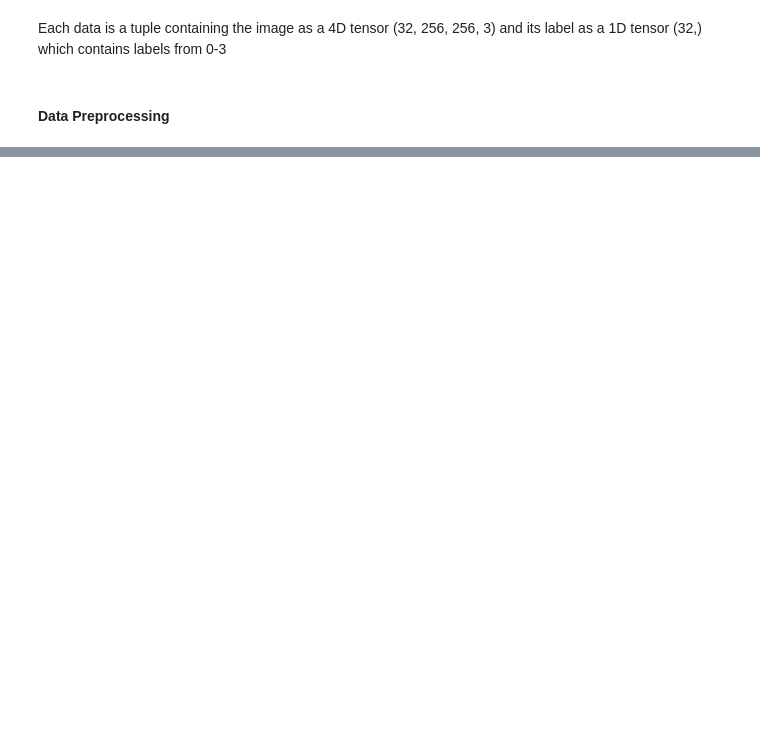
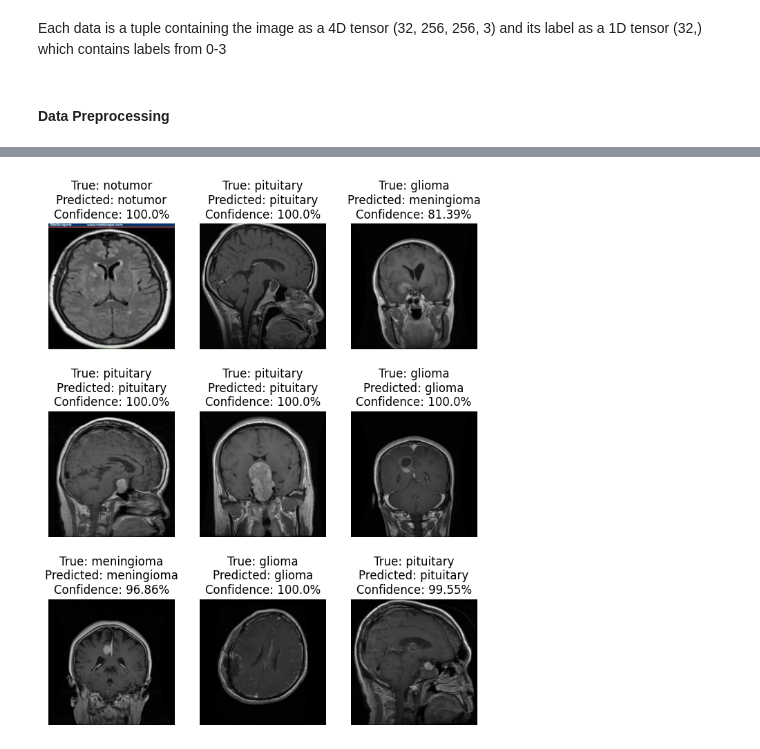
Before and after one commit to Marwa-AlHajriy/Brain-Tumor-CNN, a Jupyter notebook: cnn_brain_tumor_local.ipynb, the cells around one changed output, grey strips where cells are left out. Saved outputs shown, nothing was run; the diff lists cells and outputs as text; code cells hidden in the pictures; blank space fills up the shorter version.

```diff
--- a/cnn_brain_tumor_local.ipynb
+++ b/cnn_brain_tumor_local.ipynb
@@ -278,7 +290,7 @@ Each data is a tuple containing the image as a 4D tensor (32, 256, 256, 3) and i
 # %%
 # to speed up training, cache the dataset and prefetch batches. Add shuffle to the training data
 
-train_data = train_data.cache().shuffle(1000, seed=123).prefetch(buffer_size=tf.data.AUTOTUNE)
+train_data = train_data.shuffle(1000, seed=123).cache().prefetch(buffer_size=tf.data.AUTOTUNE)
 val_data = val_data.cache().prefetch(buffer_size=tf.data.AUTOTUNE)
 test_data = test_data.cache().prefetch(buffer_size=tf.data.AUTOTUNE)
 # %% [markdown]
@@ -294,9 +306,13 @@ resize_and_rescale= tf.keras.Sequential([
 # data augmentation layers: add horizontal and vertical flip, random rotation and zoom
 # to generate new samples so that the model can still predict well if image is flipped or rotated
 
+
+
 data_augmentation = tf.keras.Sequential([
-    layers.RandomFlip("horizontal_and_vertical"),
-    layers.RandomRotation(0.2),
-    layers.RandomZoom(0.2),
+    layers.RandomFlip("horizontal", seed=123),
+    layers.RandomRotation(0.05, seed=123),
+    layers.RandomZoom(0.10, seed=123),
+    layers.RandomTranslation(0.05, 0.05, seed=123),
+    layers.RandomContrast(0.10, seed=123),
 ])
 # %%
@@ -338,20 +375,12 @@ model.summary()
 # %%
 os.environ["TF_CPP_MIN_LOG_LEVEL"] = "2"
+os.environ["PYTHONHASHSEED"] = str(123)
+
 
 SEED = 123
 random.seed(SEED)
 np.random.seed(SEED)
 tf.random.set_seed(SEED)
-
-callbacks = [
-    tf.keras.callbacks.EarlyStopping(
-        monitor="val_loss", patience=5, mode="min", restore_best_weights=True
-    ),
-    tf.keras.callbacks.ReduceLROnPlateau(
-        monitor="val_loss", factor=0.5, patience=2, min_lr=1e-6, mode="min", verbose=1
-    ),
-]
-
 
 model.compile(
     optimizer='adam',
@@ -362,7 +391,6 @@ model.compile(
 history = model.fit(
     train_data,
     validation_data=val_data,
-    callbacks=callbacks,
     epochs=30,
     verbose=1
 )
@@ -401,9 +449,10 @@ def predict(model, image):
     confidence = round(100 * np.max(predictions[0]), 2)
     return predicted_label, confidence
 
+shuffled_test_data = test_data.unbatch().shuffle(10000, seed=SEED).take(9).batch(9)
 
-plt.figure(figsize=(10, 10))
-for image_batch, labels_batch in test_data.take(1):
+plt.figure(figsize=(8,10))
+for image_batch, labels_batch in shuffled_test_data:
     for i in range(9):
         ax = plt.subplot(3, 3, i + 1)
         plt.imshow(image_batch[i].numpy().astype("uint8"))
@@ -413,3 +462,4 @@ for image_batch, labels_batch in test_data.take(1):
 
         plt.title(f"True: {true_label}\nPredicted: {predicted_label}\nConfidence: {confidence}%")
         plt.axis("off")
+# %% [output]
@@ -416 +475,2 @@ for image_batch, labels_batch in test_data.take(1):
+[figure, added]
 # %%
```
Also changed, not shown: parts of 10 cells of this notebook.
